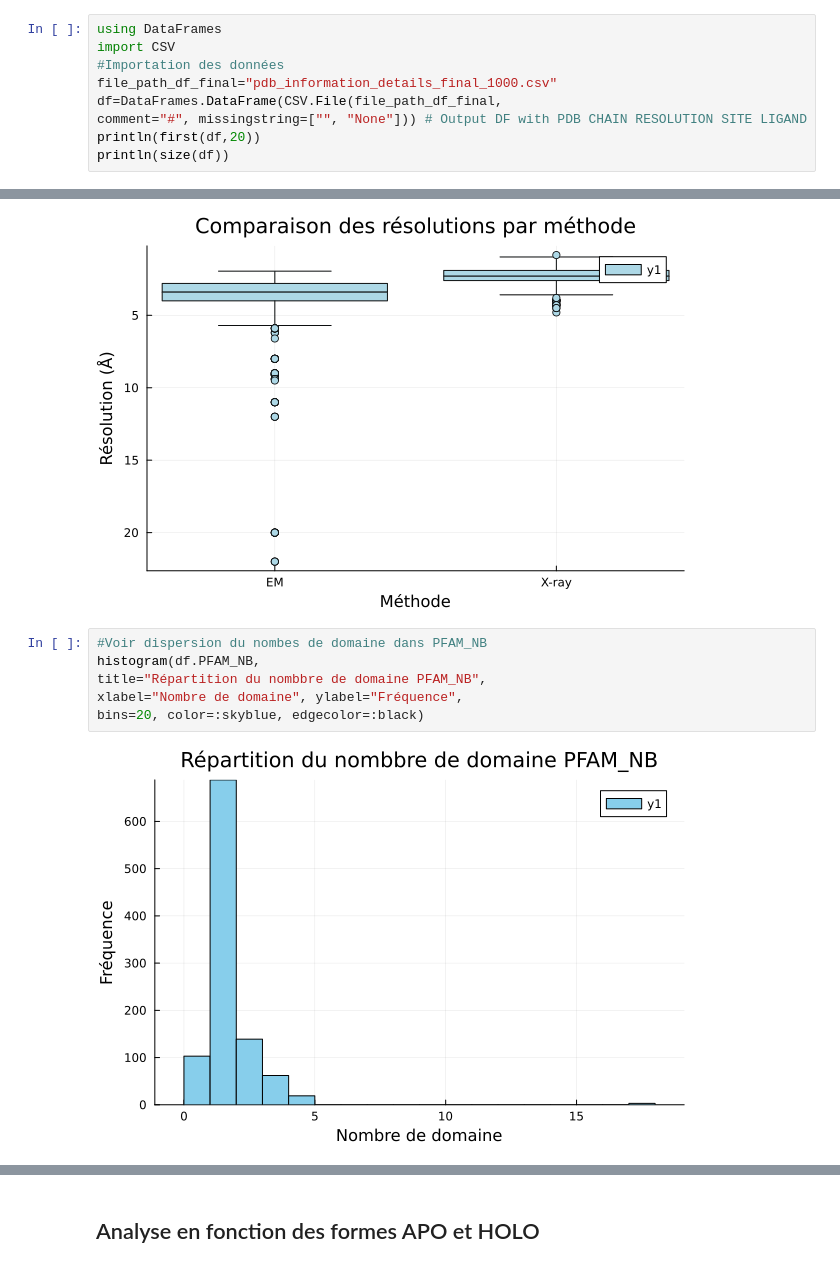
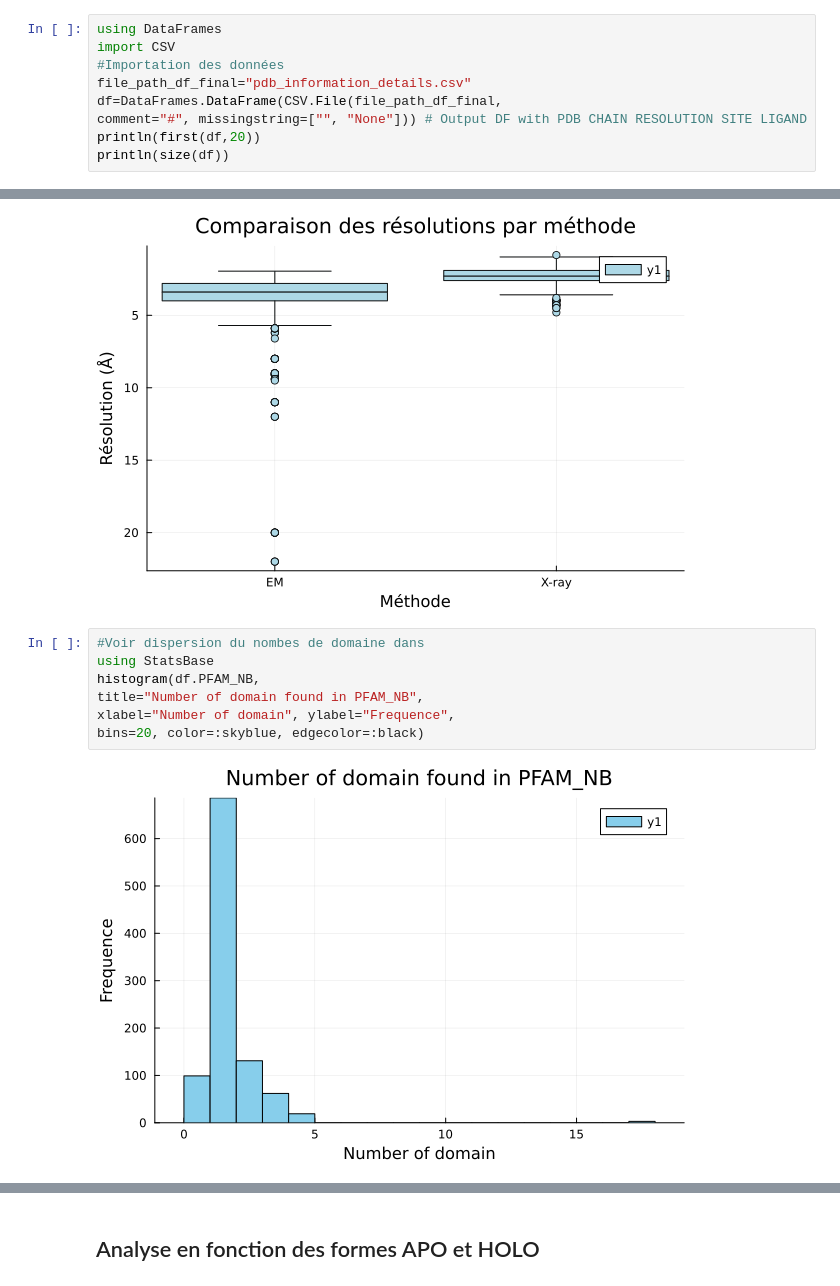
Before and after one commit to diegozea/AlphaConformers.jl, a Jupyter notebook: scripts/visualisation_mapping.ipynb, the cells around one changed output, grey strips where cells are left out. Cells and saved outputs as stored; diff of their text form.

```diff
--- a/scripts/visualisation_mapping.ipynb
+++ b/scripts/visualisation_mapping.ipynb
@@ -25,7 +25,7 @@ This means that a package has started a background task or event source that has
 using DataFrames
 import CSV
 #Importation des données
-file_path_df_final="pdb_information_details_final_1000.csv"
+file_path_df_final="pdb_information_details.csv"
 df=DataFrames.DataFrame(CSV.File(file_path_df_final,
 comment="#", missingstring=["", "None"])) # Output DF with PDB CHAIN RESOLUTION SITE LIGAND
 println(first(df,20))
@@ -111,13 +147,14 @@ yflip!()  # Valeurs plus basses = meilleure résolution
 # %% [output]
 [figure]
 # %%
-#Voir dispersion du nombes de domaine dans PFAM_NB
+#Voir dispersion du nombes de domaine dans
+using StatsBase
 histogram(df.PFAM_NB,
-title="Répartition du nombbre de domaine PFAM_NB",
-xlabel="Nombre de domaine", ylabel="Fréquence",
+title="Number of domain found in PFAM_NB",
+xlabel="Number of domain", ylabel="Frequence",
 bins=20, color=:skyblue, edgecolor=:black)
 # %% [output]
-[figure, old version]
+[figure, new version]
 # %%
 #Voir dispersion du nombes de domaine dans CATH_NB
 histogram(df.CATH_NB,
```
Also changed, not shown: parts of 6 cells of this notebook, 6 other files.
